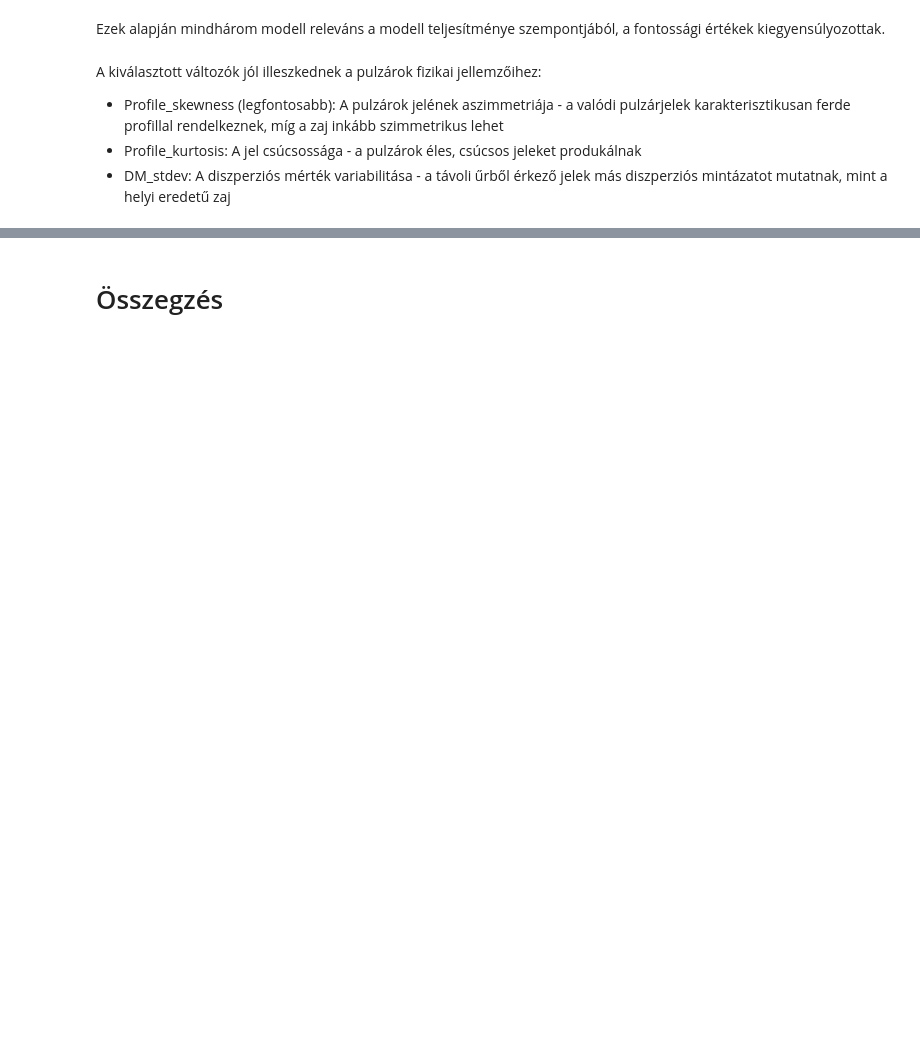
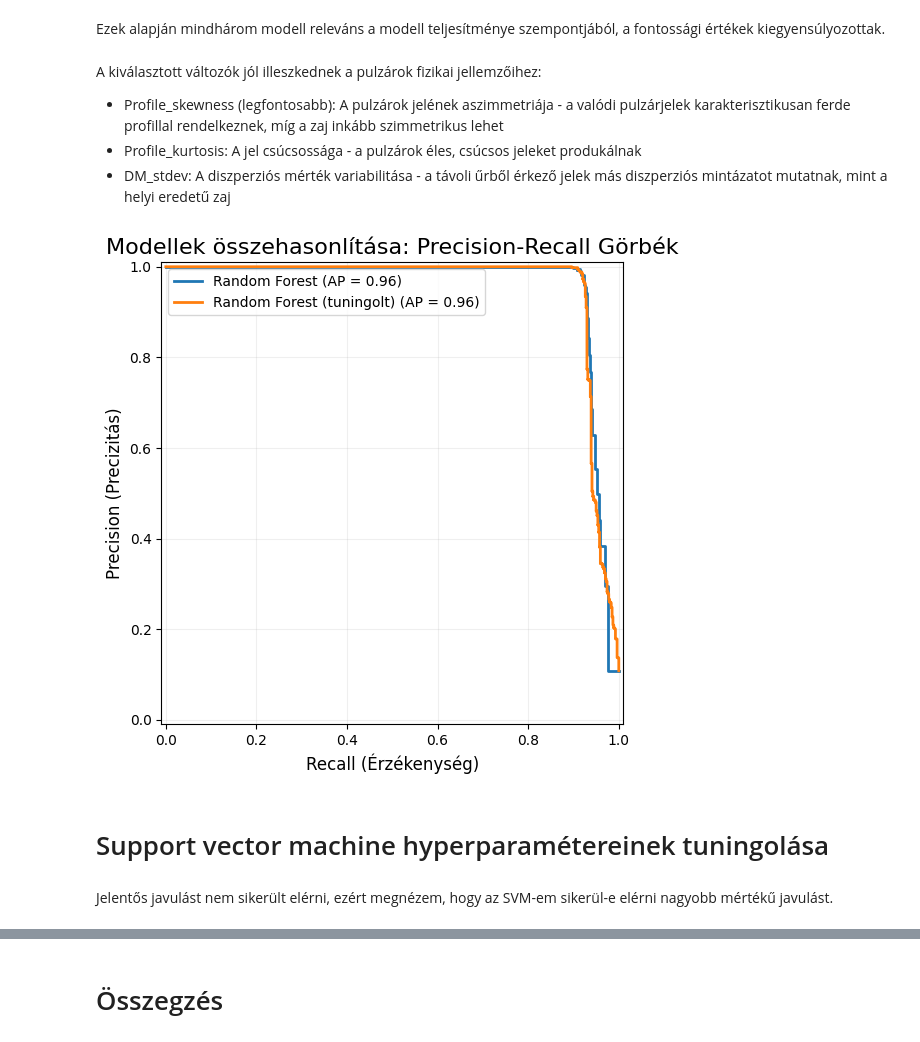
Before and after one commit to heihachi78/fgt, a Jupyter notebook: fgt_bead_j0p7mf/j0p7mf_fgt_bead_2.ipynb, the cells around one changed output, grey strips where cells are left out. Drawn from its saved outputs; the diff is of its cells as text; code cells hidden in the pictures; blank space fills up the shorter version.

```diff
--- a/fgt_bead_j0p7mf/j0p7mf_fgt_bead_2.ipynb
+++ b/fgt_bead_j0p7mf/j0p7mf_fgt_bead_2.ipynb
@@ -957,3 +958,33 @@ A kiválasztott változók jól illeszkednek a pulzárok fizikai jellemzőihez:
 - Profile_skewness (legfontosabb): A pulzárok jelének aszimmetriája - a valódi pulzárjelek karakterisztikusan ferde profillal rendelkeznek, míg a zaj inkább szimmetrikus lehet
 - Profile_kurtosis: A jel csúcsossága - a pulzárok éles, csúcsos jeleket produkálnak
 - DM_stdev: A diszperziós mérték variabilitása - a távoli űrből érkező jelek más diszperziós mintázatot mutatnak, mint a helyi eredetű zaj
+# %%
+fig, ax = plt.subplots(figsize=(10, 6))
+
+models = [
+    (rfc, "Random Forest"),
+    (best_rf_model, "Random Forest (tuningolt)"),
+]
+
+for model_object, model_name in models:
+    PrecisionRecallDisplay.from_estimator(
+        estimator=model_object,
+        X=X_test,
+        y=y_test,
+        name=model_name,
+        ax=ax,
+        linewidth=2
+    )
+
+plt.title("Modellek összehasonlítása: Precision-Recall Görbék", fontsize=16)
+plt.xlabel("Recall (Érzékenység)", fontsize=12)
+plt.ylabel("Precision (Precizitás)", fontsize=12)
+plt.legend(loc="best", fontsize=10)
+plt.grid(True, alpha=0.2)
+plt.show()
+# %% [output]
+[figure, added]
+# %% [markdown]
+# Support vector machine hyperparamétereinek tuningolása
+# %% [markdown]
+Jelentős javulást nem sikerült elérni, ezért megnézem, hogy az SVM-em sikerül-e elérni nagyobb mértékű javulást.
```
Also changed, not shown: parts of 19 cells of this notebook.
